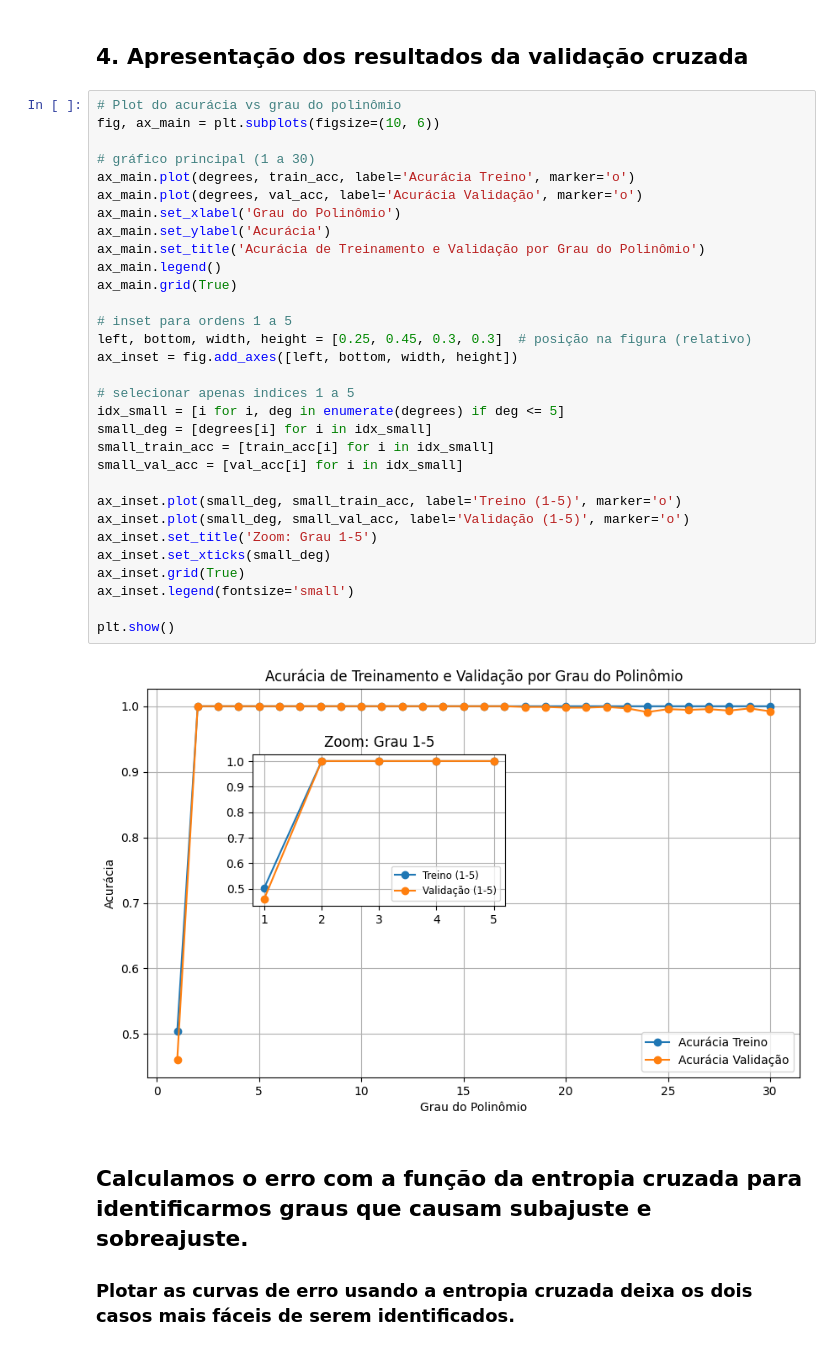
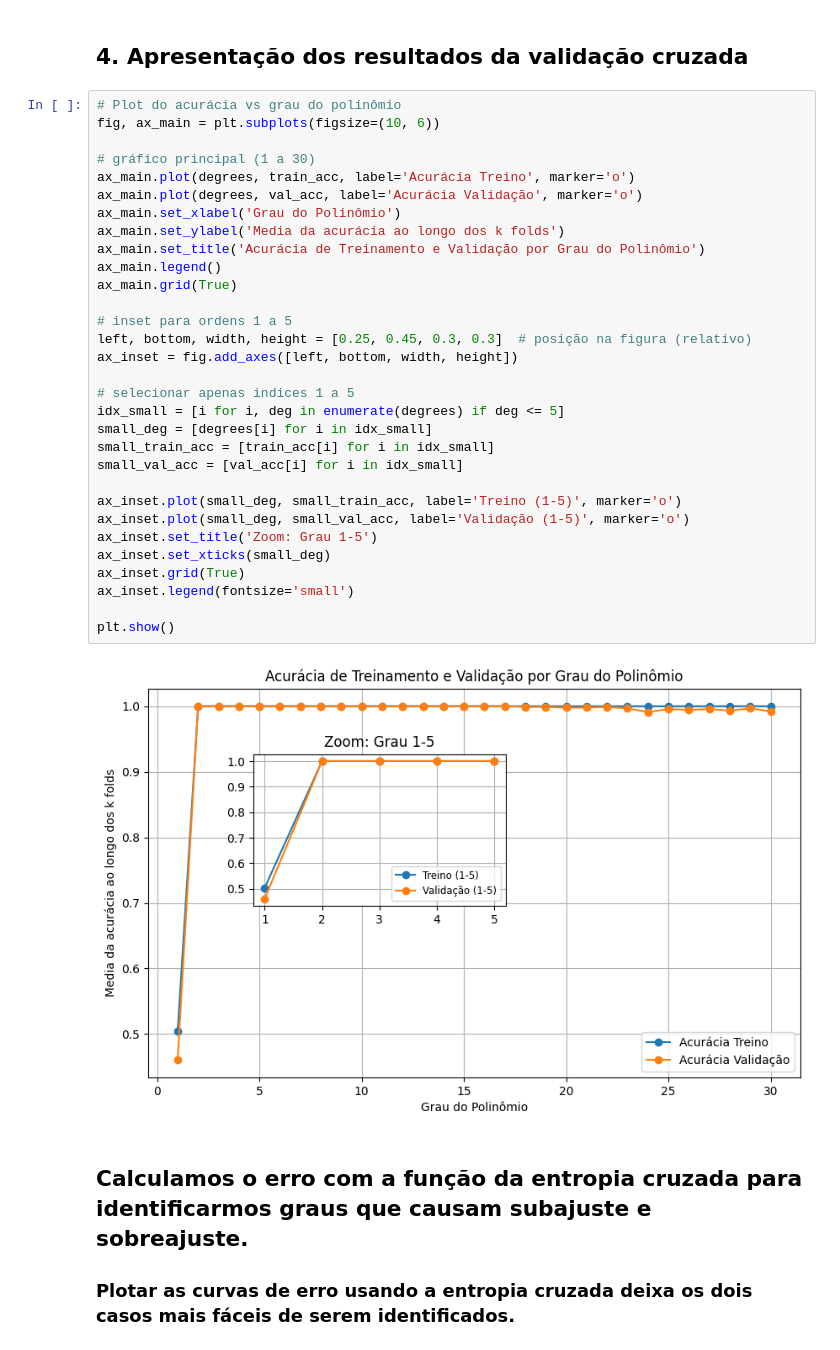
Before and after one commit to zz4fap/c24_inteligencia_artificial, a Jupyter notebook: notebooks/regressão_logística.ipynb, the cells around one changed output. Drawn from its saved outputs; the diff is of its cells as text.

```diff
--- a/notebooks/regressão_logística.ipynb
+++ b/notebooks/regressão_logística.ipynb
@@ -141,35 +141,35 @@ for deg in degrees:
 # Plot do acurácia vs grau do polinômio
 fig, ax_main = plt.subplots(figsize=(10, 6))
 
 # gráfico principal (1 a 30)
 ax_main.plot(degrees, train_acc, label='Acurácia Treino', marker='o')
 ax_main.plot(degrees, val_acc, label='Acurácia Validação', marker='o')
 ax_main.set_xlabel('Grau do Polinômio')
-ax_main.set_ylabel('Acurácia')
+ax_main.set_ylabel('Media da acurácia ao longo dos k folds')
 ax_main.set_title('Acurácia de Treinamento e Validação por Grau do Polinômio')
 ax_main.legend()
 ax_main.grid(True)
 
 # inset para ordens 1 a 5
 left, bottom, width, height = [0.25, 0.45, 0.3, 0.3]  # posição na figura (relativo)
 ax_inset = fig.add_axes([left, bottom, width, height])
 
 # selecionar apenas indices 1 a 5
 idx_small = [i for i, deg in enumerate(degrees) if deg <= 5]
 small_deg = [degrees[i] for i in idx_small]
 small_train_acc = [train_acc[i] for i in idx_small]
 small_val_acc = [val_acc[i] for i in idx_small]
 
 ax_inset.plot(small_deg, small_train_acc, label='Treino (1-5)', marker='o')
 ax_inset.plot(small_deg, small_val_acc, label='Validação (1-5)', marker='o')
 ax_inset.set_title('Zoom: Grau 1-5')
 ax_inset.set_xticks(small_deg)
 ax_inset.grid(True)
 ax_inset.legend(fontsize='small')
 
 plt.show()
 # %% [output]
-[figure, old version]
+[figure, new version]
 # %% [markdown]
 ## Calculamos o erro com a função da entropia cruzada para identificarmos graus que causam subajuste e sobreajuste.
 
```
Also changed, not shown: parts of 1 cell of this notebook.
